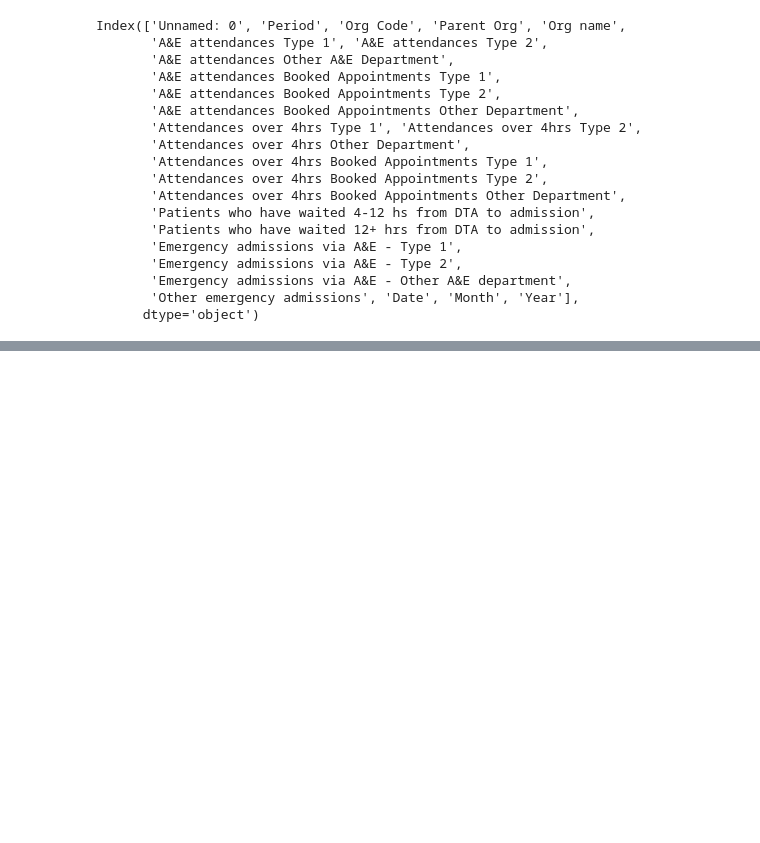
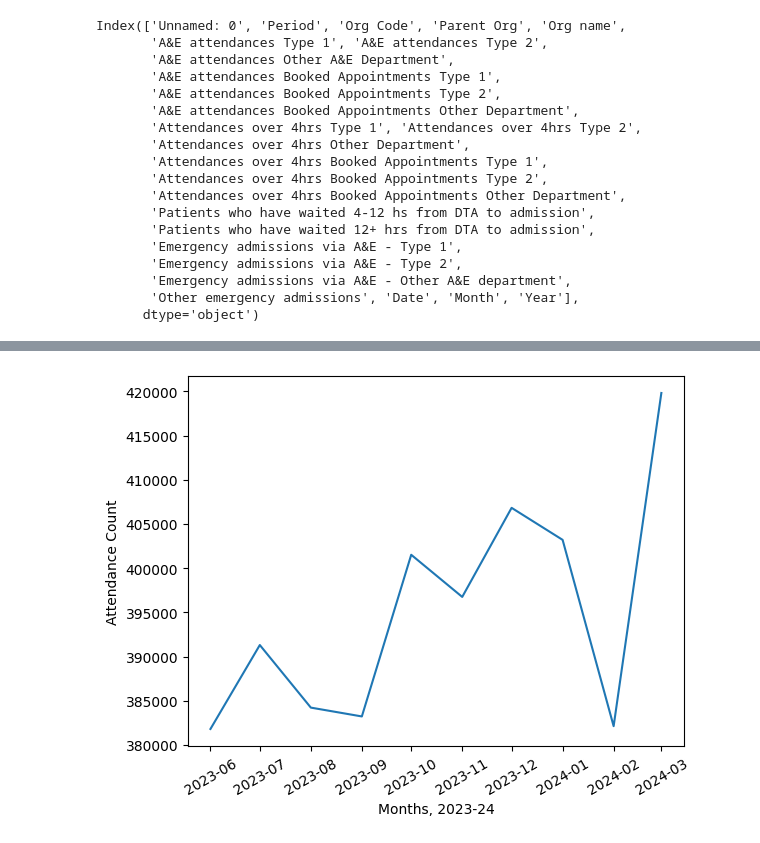
Before and after one commit to SpoicyCurri/DHSC-Technical-Task, a Jupyter notebook: notebooks/Analyse_Data.ipynb, the cells around one changed output, grey strips where cells are left out. Cells and saved outputs as stored; diff of their text form; code cells hidden in the pictures; blank space fills up the shorter version.

```diff
--- a/notebooks/Analyse_Data.ipynb
+++ b/notebooks/Analyse_Data.ipynb
@@ -99,3 +97,7 @@ plot_linechart(plot_data, 'Attendances over 4hrs Booked Appointments Type 1')
+# %%
+plot_linechart(plot_data, 'Emergency admissions via A&E - Type 1')
+# %% [output]
+[figure, added]
 # %%
 corr_data = plot_data.select_dtypes(include='number').drop(['Unnamed: 0'], axis=1)
 corr = corr_data.corr()
```
Also changed, not shown: parts of 5 cells of this notebook.
